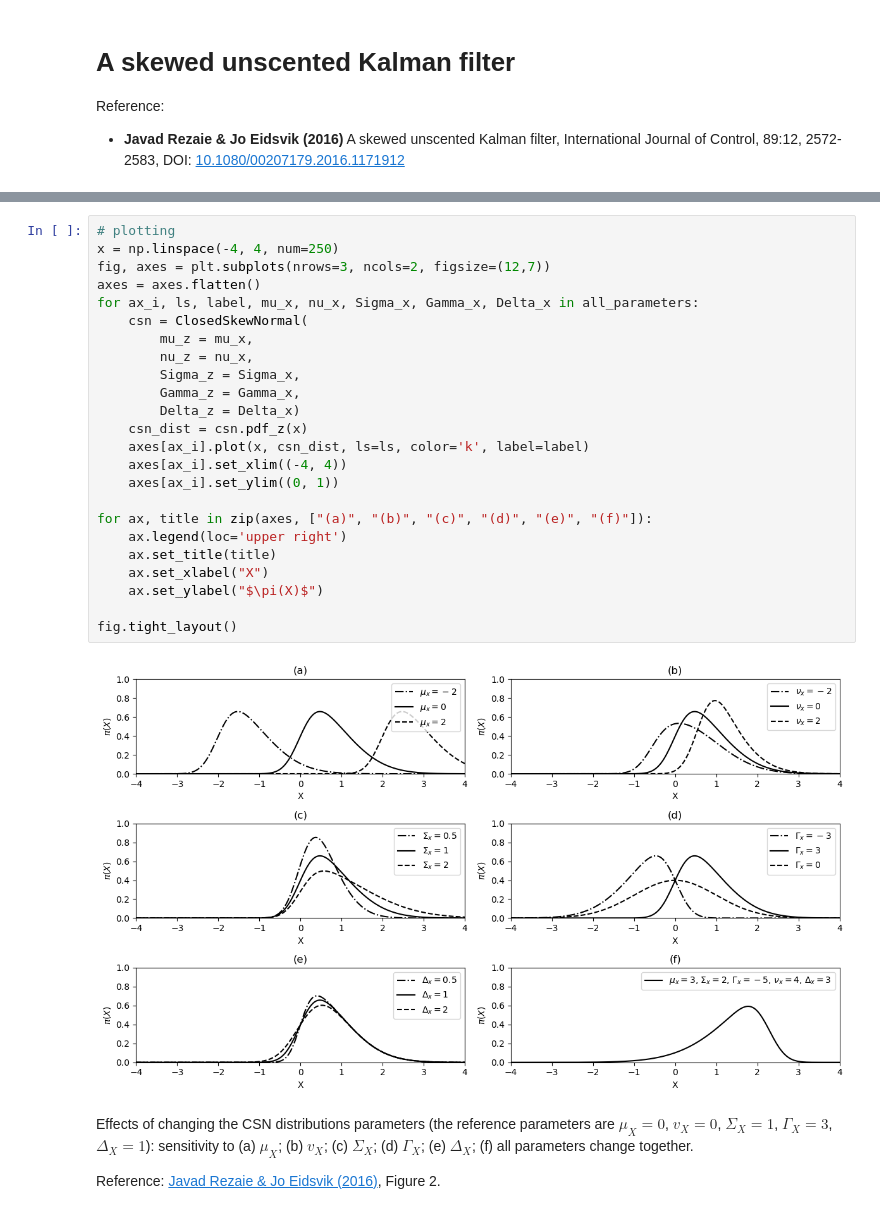
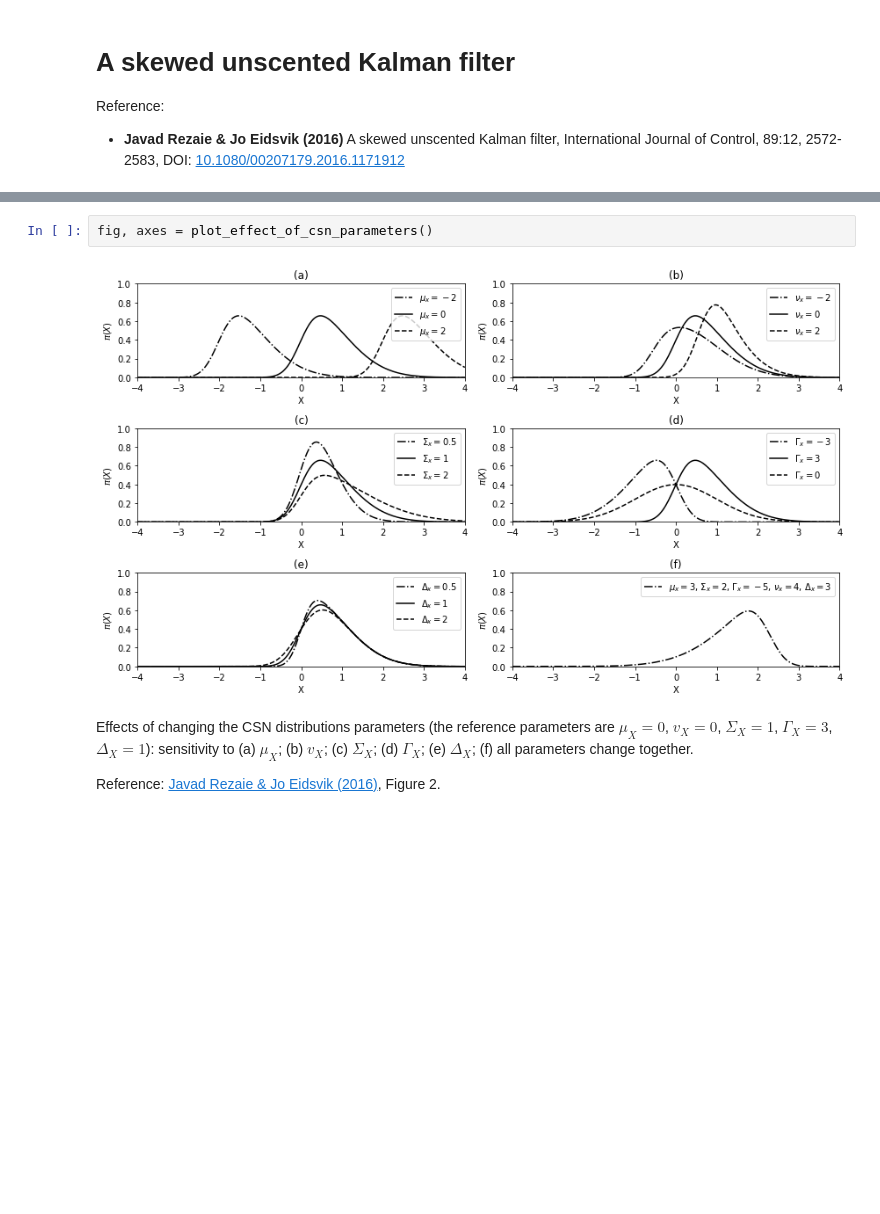
Before and after one commit to FelipeGiro/csnukf, a Jupyter notebook: csnukf/Examples/Razaie2016 - A skewed unscented Kalman filter.ipynb, the cells around one changed output, grey strips where cells are left out. Cells and saved outputs as stored; diff of their text form; blank space fills up the shorter version.

```diff
--- a/csnukf/Examples/Razaie2016 - A skewed unscented Kalman filter.ipynb
+++ b/csnukf/Examples/Razaie2016 - A skewed unscented Kalman filter.ipynb
@@ -36,29 +16,7 @@ all_parameters = [
 # %%
-# plotting
-x = np.linspace(-4, 4, num=250)
-fig, axes = plt.subplots(nrows=3, ncols=2, figsize=(12,7))
-axes = axes.flatten()
-for ax_i, ls, label, mu_x, nu_x, Sigma_x, Gamma_x, Delta_x in all_parameters:
-    csn = ClosedSkewNormal(
-        mu_z = mu_x,
-        nu_z = nu_x,
-        Sigma_z = Sigma_x,
-        Gamma_z = Gamma_x,
-        Delta_z = Delta_x)
-    csn_dist = csn.pdf_z(x)
-    axes[ax_i].plot(x, csn_dist, ls=ls, color='k', label=label)
-    axes[ax_i].set_xlim((-4, 4))
-    axes[ax_i].set_ylim((0, 1))
-
-for ax, title in zip(axes, ["(a)", "(b)", "(c)", "(d)", "(e)", "(f)"]):
-    ax.legend(loc='upper right')
-    ax.set_title(title)
-    ax.set_xlabel("X")
-    ax.set_ylabel("$\pi(X)$")
-
-fig.tight_layout()
+fig, axes = plot_effect_of_csn_parameters()
 # %% [output]
-[figure, old version]
+[figure, new version]
 # %% [markdown]
 Effects of changing the CSN distributions parameters (the reference parameters are $\mu_X = 0$, $v_X=0$, $\Sigma_X = 1$, $\Gamma_X = 3$, $\Delta_X = 1$):
 sensitivity to (a) $\mu_X$; (b) $v_X$; (c) $\Sigma_X$; (d) $\Gamma_X$; (e) $\Delta_X$; (f) all parameters change together.
```
Also changed, not shown: parts of 7 cells of this notebook, 1 other file.
